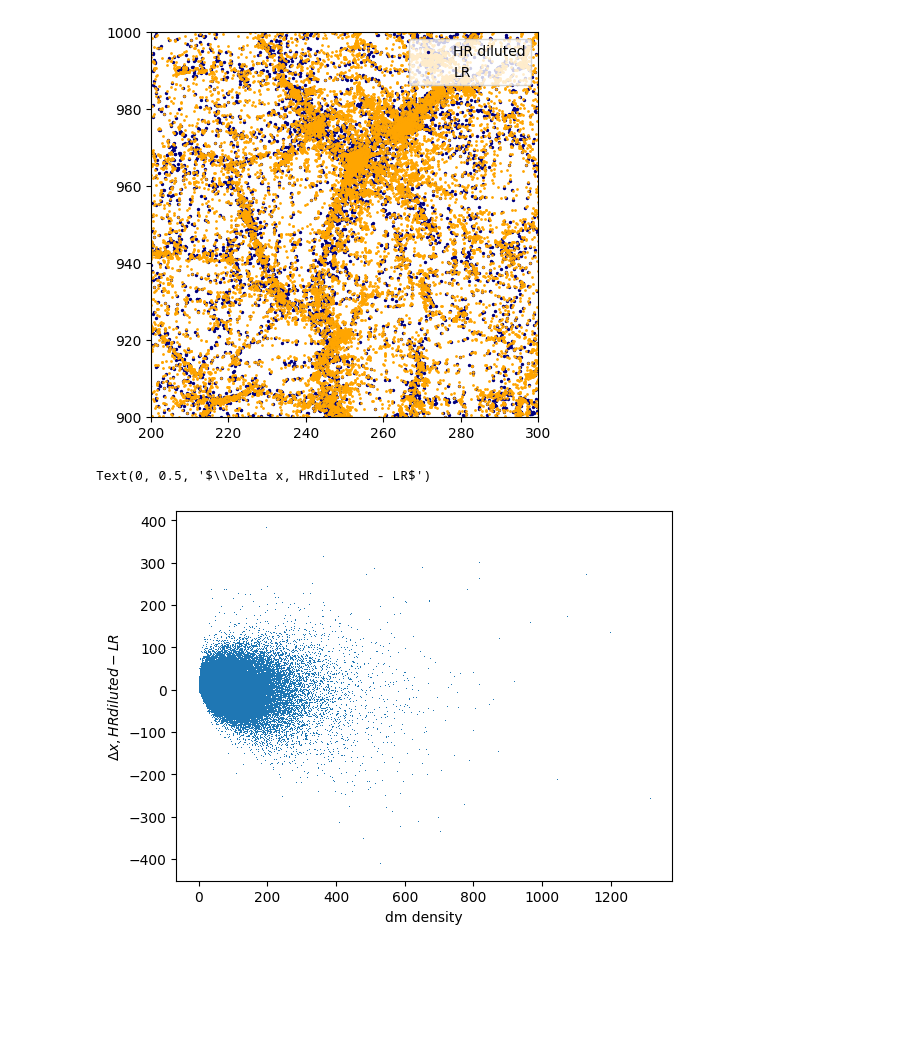
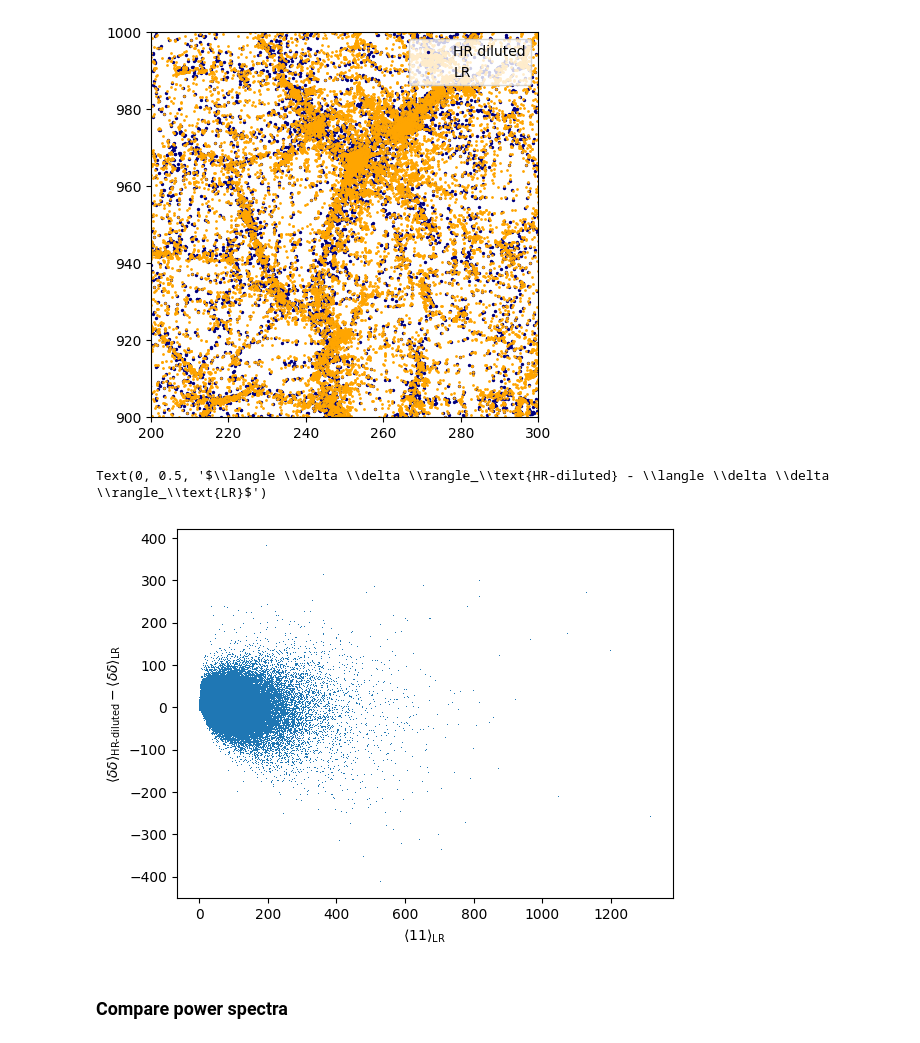
Before and after one commit to kstoreyf/muchisimocks, a Jupyter notebook: notebooks/2024-09-01_quijote_resolution_effects.ipynb, the cells around one changed output. Saved outputs shown, nothing was run; the diff lists cells and outputs as text; code cells hidden in the pictures; blank space fills up the shorter version.

```diff
--- a/notebooks/2024-09-01_quijote_resolution_effects.ipynb
+++ b/notebooks/2024-09-01_quijote_resolution_effects.ipynb
@@ -343,8 +345,10 @@ dx_density = (bias_terms_eul_HRdil[1][0,:,:,:]-bias_terms_eul_LR[1][0,:,:,:]).fl
 #     ax.set_xlabel(rf'{labels[axis]}_\text{{HR,diluted}} - {labels[axis]}_\text{{LR}}')
 # %%
 plt.plot(bias_terms_eul_LR[0].flatten(),dx_density,',')
-plt.xlabel('dm density')
-plt.ylabel(r'$\Delta x, HRdiluted - LR$')
+plt.xlabel(r'$\langle 11 \rangle_\text{LR}$')
+plt.ylabel(r'$\langle \delta \delta \rangle_\text{HR-diluted} - \langle \delta \delta \rangle_\text{LR}$')
 # %% [output]
-Text(0, 0.5, '$\\Delta x, HRdiluted - LR$')
+Text(0, 0.5, '$\\langle \\delta \\delta \\rangle_\\text{HR-diluted} - \\langle \\delta \\delta \\rangle_\\text{LR}$')
-[figure, old version]
+[figure, new version]
+# %% [markdown]
+### Compare power spectra
```
Also changed, not shown: parts of 26 cells of this notebook, 1 other file.
